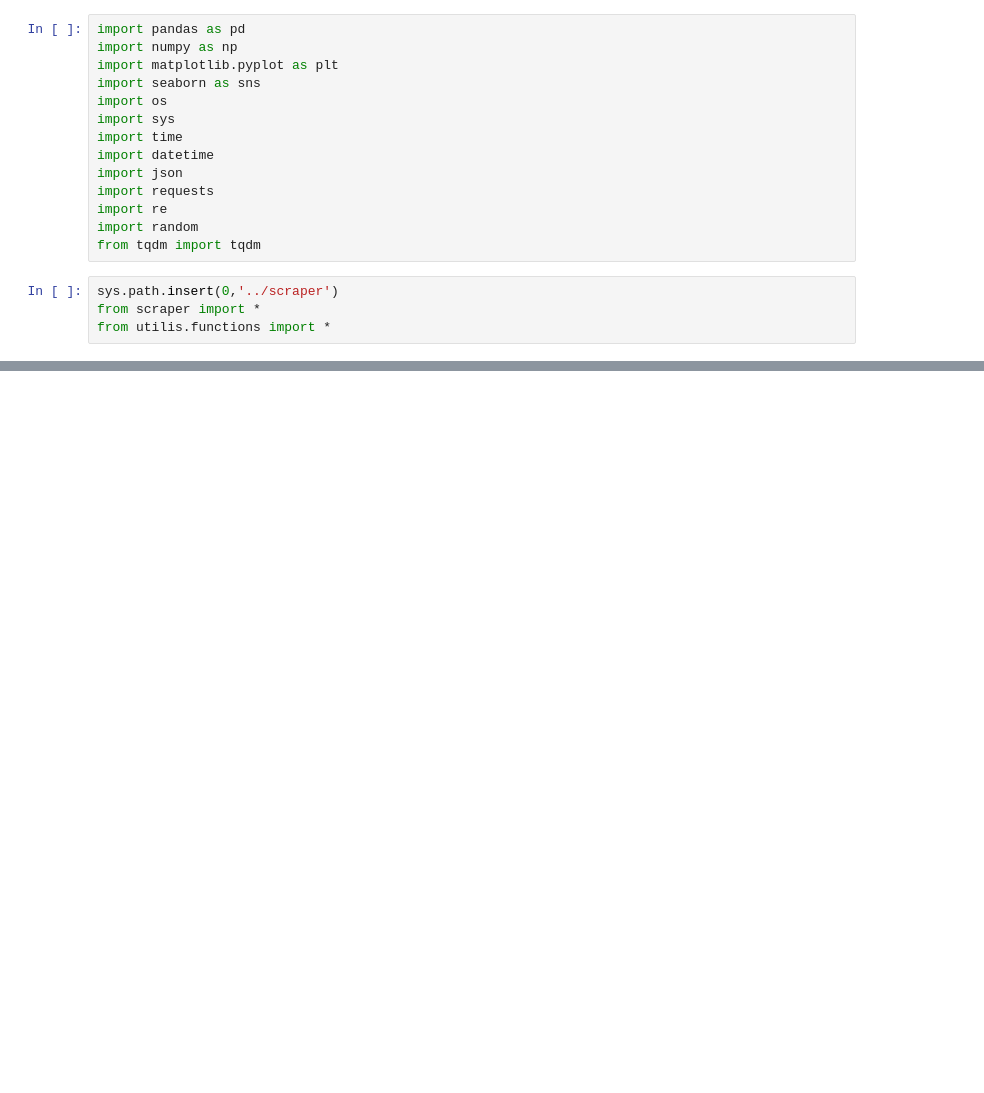
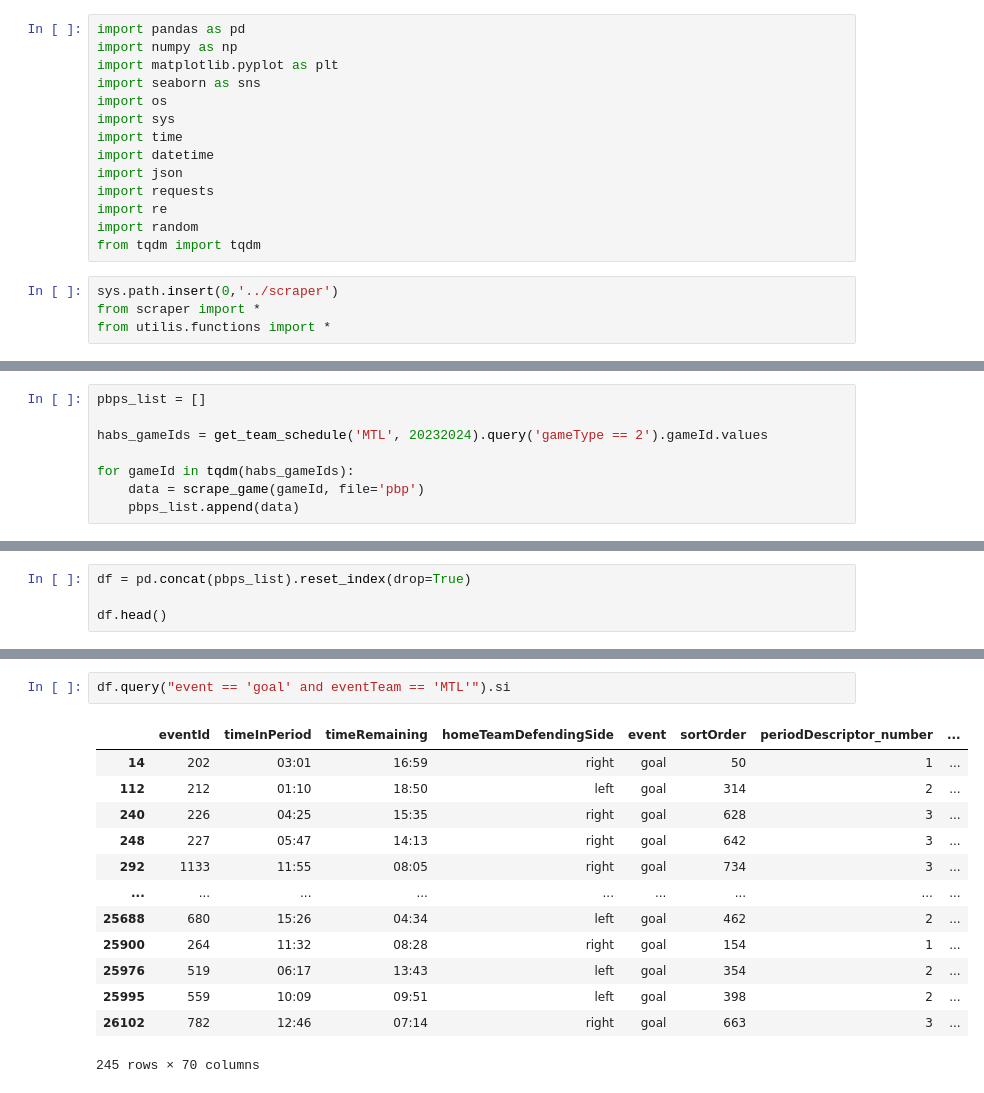
Before and after one commit to maxtixador/max_nhl_scraper, a Jupyter notebook: notebooks/notebook.ipynb, the cells around one changed output, grey strips where cells are left out. Cells and saved outputs as stored; diff of their text form; blank space fills up the shorter version.

```diff
--- a/notebooks/notebook.ipynb
+++ b/notebooks/notebook.ipynb
@@ -78,0 +46,8 @@ Name: count, dtype: int64
+# %%
+pbps_list = []
+
+habs_gameIds = get_team_schedule('MTL', 20232024).query('gameType == 2').gameId.values
+
+for gameId in tqdm(habs_gameIds):
+    data = scrape_game(gameId, file='pbp')
+    pbps_list.append(data)
@@ -78,0 +56,4 @@ Name: count, dtype: int64
+# %%
+df = pd.concat(pbps_list).reset_index(drop=True)
+
+df.head()
@@ -78,0 +67,16 @@ Name: count, dtype: int64
+# %%
+df.query("event == 'goal' and eventTeam == 'MTL'").si
+# %% [output]
+|  | eventId | timeInPeriod | timeRemaining | homeTeamDefendingSide | event | sortOrder | periodDescriptor_number | ... |
+| 14 | 202 | 03:01 | 16:59 | right | goal | 50 | 1 | ... |
+| 112 | 212 | 01:10 | 18:50 | left | goal | 314 | 2 | ... |
+| 240 | 226 | 04:25 | 15:35 | right | goal | 628 | 3 | ... |
+| 248 | 227 | 05:47 | 14:13 | right | goal | 642 | 3 | ... |
+| 292 | 1133 | 11:55 | 08:05 | right | goal | 734 | 3 | ... |
+| ... | ... | ... | ... | ... | ... | ... | ... | ... |
+| 25688 | 680 | 15:26 | 04:34 | left | goal | 462 | 2 | ... |
+| 25900 | 264 | 11:32 | 08:28 | right | goal | 154 | 1 | ... |
+| 25976 | 519 | 06:17 | 13:43 | left | goal | 354 | 2 | ... |
+| 25995 | 559 | 10:09 | 09:51 | left | goal | 398 | 2 | ... |
+| 26102 | 782 | 12:46 | 07:14 | right | goal | 663 | 3 | ... |
+245 rows × 70 columns
```
Also changed, not shown: parts of 5 cells of this notebook, 5 other files.
